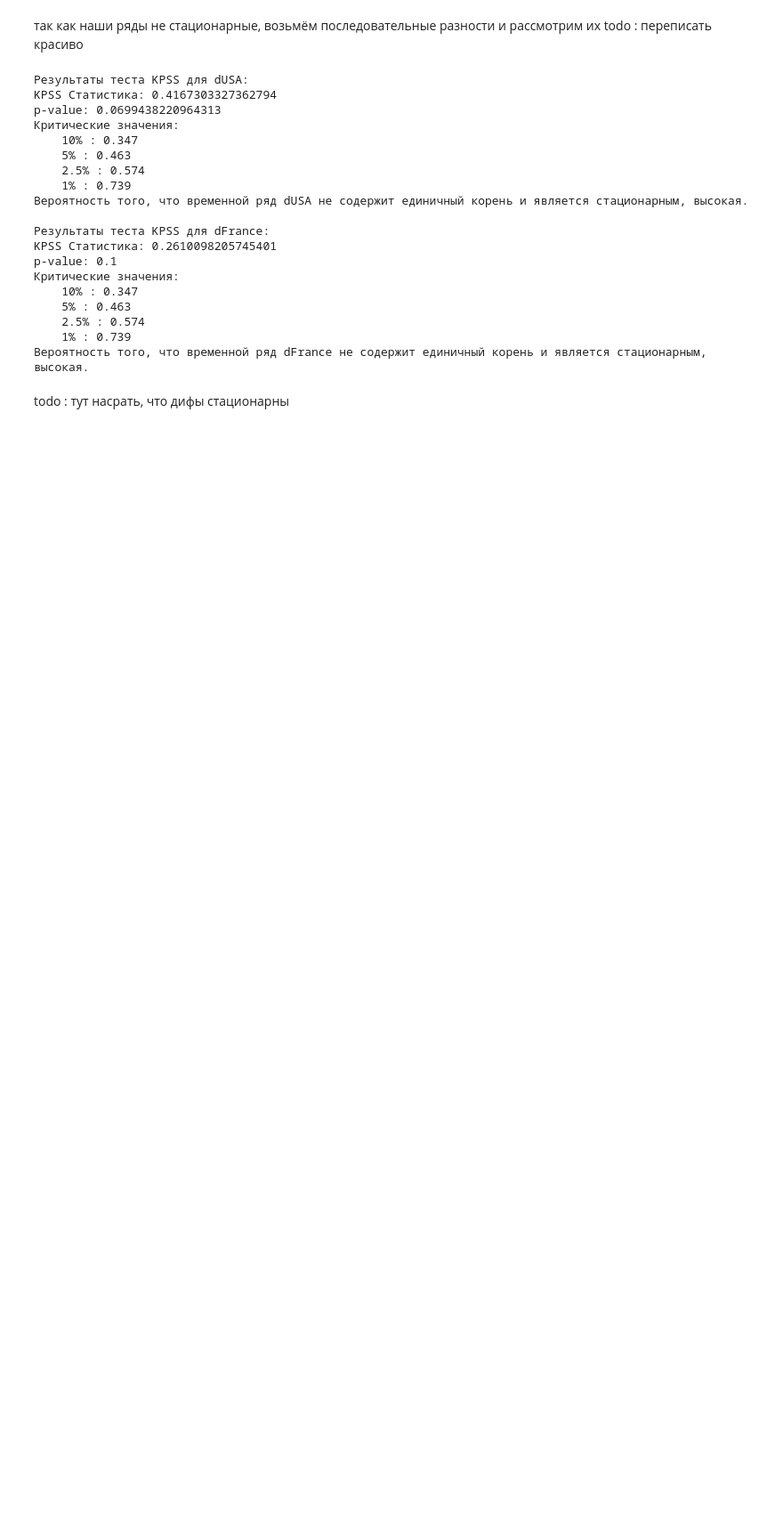
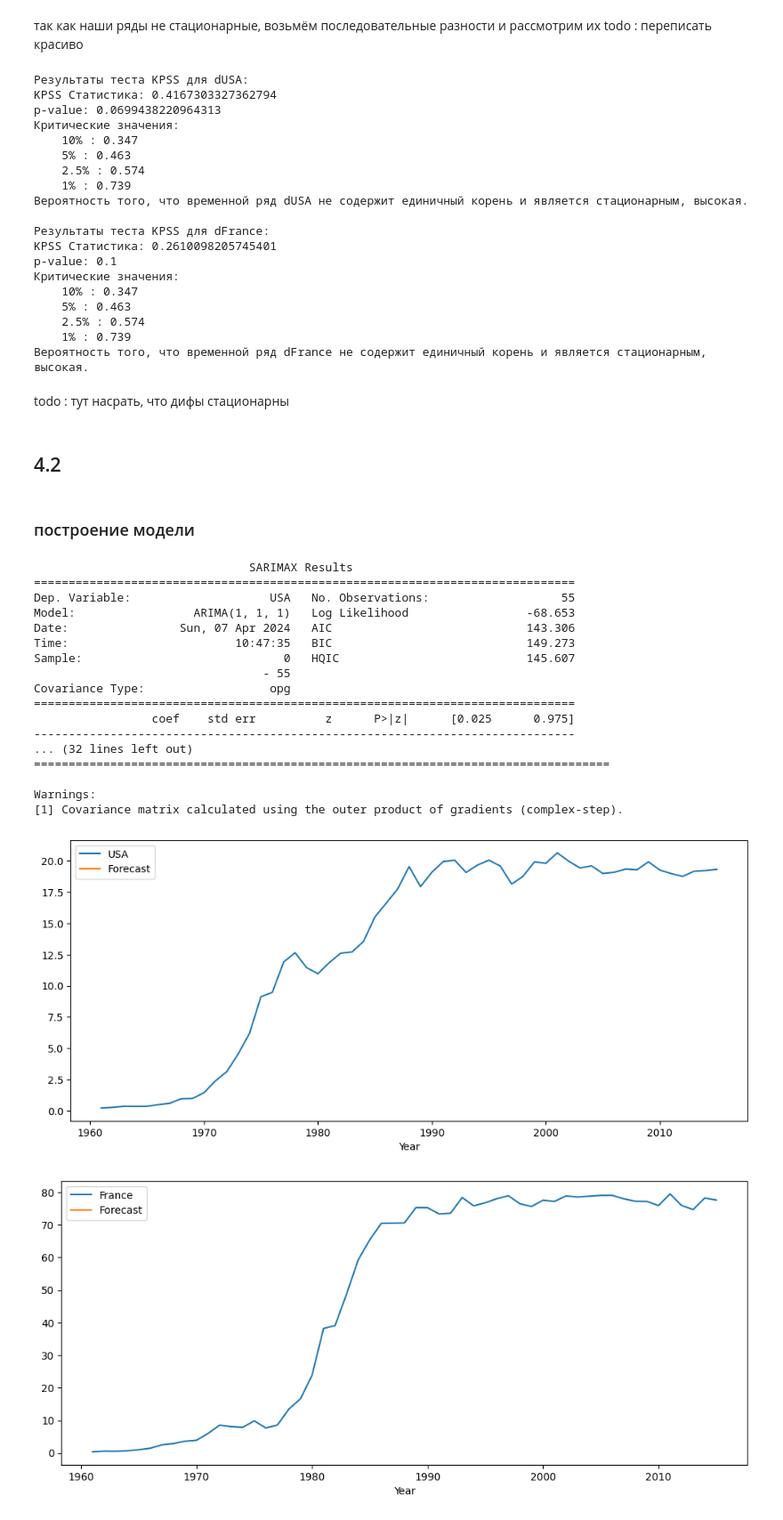
Before and after one commit to ErmakovSemen/banks_analitics, a Jupyter notebook: banks_analytics.ipynb, the cells around one changed output. Shown at 89% size. Drawn from its saved outputs; the diff is of its cells as text; code cells hidden in the pictures; blank space fills up the shorter version.

```diff
--- a/banks_analytics.ipynb
+++ b/banks_analytics.ipynb
@@ -386,3 +386,48 @@ p-value: 0.1
 Вероятность того, что временной ряд dFrance не содержит единичный корень и является стационарным, высокая.
 # %% [markdown]
 todo : тут насрать, что дифы стационарны
+# %% [markdown]
+## 4.2
+# %% [markdown]
+### построение модели
+# %%
+from statsmodels.tsa.arima.model import ARIMA
+
+# Функция для подгонки модели ARIMA и вывода результатов
+def fit_arima_model(df, column):
+    # Создаем и обучаем модель ARIMA
+    model = ARIMA(df[column], order=(1, 1, 1))
+    results = model.fit()
+
+    # Выводим сводку модели
+    print(results.summary())
+
+    # Визуализация фактических и прогнозируемых значений
+    df['Forecast'] = results.predict(start=0, end=len(df), typ='levels')
+    df[[column, 'Forecast']].plot(figsize=(12, 5))
+
+# Применяем модель ARIMA к колонке 'USA'
+fit_arima_model(df, 'USA')
+
+# Применяем модель ARIMA к колонке 'France'
+fit_arima_model(df, 'France')
+# %% [output]
+                               SARIMAX Results
+==============================================================================
+Dep. Variable:                    USA   No. Observations:                   55
+Model:                 ARIMA(1, 1, 1)   Log Likelihood                 -68.653
+Date:                Sun, 07 Apr 2024   AIC                            143.306
+Time:                        10:47:35   BIC                            149.273
+Sample:                             0   HQIC                           145.607
+                                 - 55
+Covariance Type:                  opg
+==============================================================================
+                 coef    std err          z      P>|z|      [0.025      0.975]
+------------------------------------------------------------------------------
+... (32 lines left out)
+===================================================================================
+
+Warnings:
+[1] Covariance matrix calculated using the outer product of gradients (complex-step).
+[figure, added]
+[figure, added]
```
Also changed, not shown: parts of 14 cells of this notebook.
